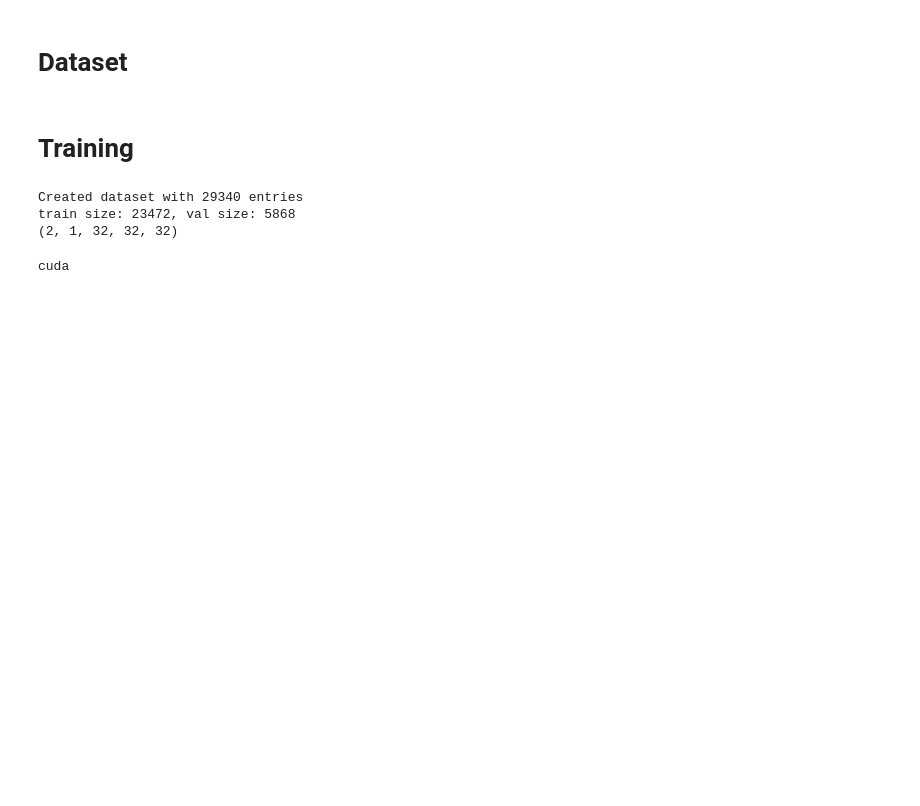
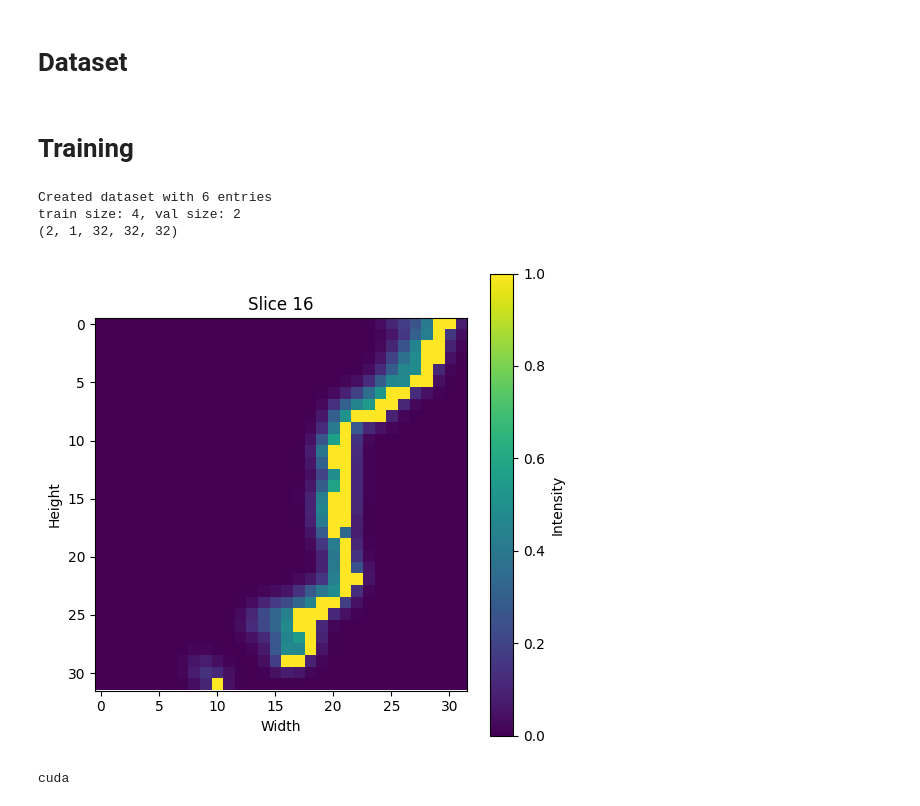
Before and after one commit to aalolexx/awt-pj-ws2425-3d-realtime-reconstruction, a Jupyter notebook: notebooks/alex_ml_model_experiment_voxel_grid.ipynb, the cells around one changed output. Cells and saved outputs as stored; diff of their text form; code cells hidden in the pictures; blank space fills up the shorter version.

```diff
--- a/notebooks/alex_ml_model_experiment_voxel_grid.ipynb
+++ b/notebooks/alex_ml_model_experiment_voxel_grid.ipynb
@@ -273,36 +308,54 @@ def train_with_ground_truth(model, optimizer, train_loader, val_loader, epochs=5
     plt.show()
 # %%
  # Dataset root directory
-root_dir = "../../datasets/voxel10000"
+root_dir = "../assets/voxel10000"
 
 # Create dataset and dataloaders
 full_dataset = VoxelGridDataset(root_dir=root_dir, split="train")
 
 #limit to 10k
 #indices = np.random.choice(len(full_dataset), size=8000, replace=False)
 #subset_d = Subset(full_dataset, indices)
 
 # Define the split ratio (e.g., 80% train, 20% validation)
 train_size = int(0.8 * len(full_dataset))
 val_size = len(full_dataset) - train_size
 print(f"train size: {train_size}, val size: {val_size}")
 train_dataset, val_dataset = random_split(full_dataset, [train_size, val_size])
 
 train_loader = DataLoader(train_dataset, batch_size=16, shuffle=True)
 val_loader = DataLoader(val_dataset, batch_size=16, shuffle=False)
 
 demo_entry = val_dataset[1]
 print(np.shape(demo_entry))
 
-#visualize_3d_torch(demo_entry[1][0])
+# test signed heat map stuff
+
+
 #visualize_3d_torch(demo_entry[0][0])
+#visualize_3d_torch(demo_entry[0][0])
+
+smoothed_field_np = demo_entry[0][0].squeeze().cpu().numpy()  # Convert to NumPy array if it's a PyTorch tensor
+slice_index = 16
+slice_data = smoothed_field_np[slice_index, :, :]  # Extract the slice (H, W)
+
+# Plot the slice
+plt.figure(figsize=(6, 6))
+plt.imshow(slice_data, cmap='viridis')  # Use a colormap like 'viridis', 'gray', etc.
+plt.colorbar(label='Intensity')
+plt.title(f'Slice {slice_index}')
+plt.xlabel('Width')
+plt.ylabel('Height')
+plt.show()
+
 #full_dataset.visualize_3d_torch(demo_entry[0])
 #print(demo_entry)
 #visualize_point_cloud(demo_entry)
 # %% [output]
-Created dataset with 29340 entries
-train size: 23472, val size: 5868
+Created dataset with 6 entries
+train size: 4, val size: 2
 (2, 1, 32, 32, 32)
+[figure, added]
 # %%
 # Initialize model, optimizer
 epochs = 20
```
Also changed, not shown: parts of 5 cells of this notebook, 3 other files.
